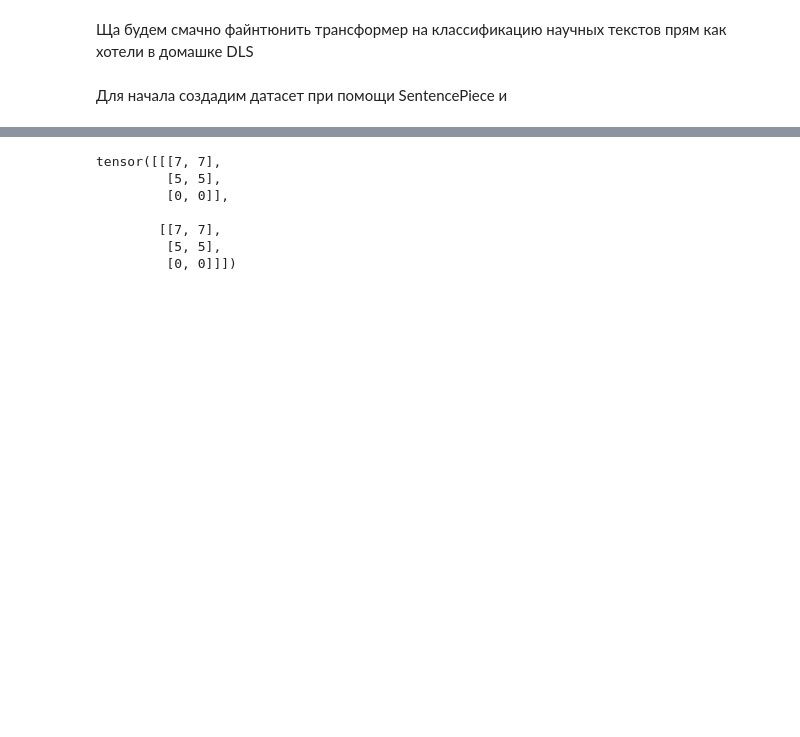
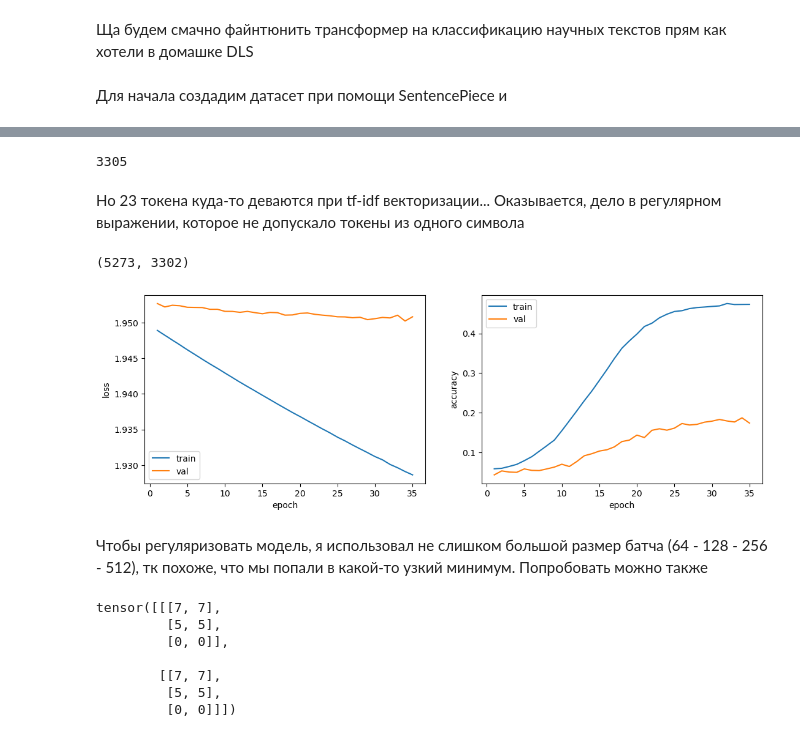
Before and after one commit to Xlvtt/GXM, a Jupyter notebook: LanguageModelingHW/Transformer/TransformerClassification.ipynb, the cells around one changed output, grey strips where cells are left out. Saved outputs shown, nothing was run; the diff lists cells and outputs as text; code cells hidden in the pictures; blank space fills up the shorter version.

```diff
--- a/LanguageModelingHW/Transformer/TransformerClassification.ipynb
+++ b/LanguageModelingHW/Transformer/TransformerClassification.ipynb
@@ -25,0 +56,9 @@ val_set = MathClassificationDataset(
+# %%
+def prepare_batch_for_tf_idf(batch, dataset):
+    prepared_dataset = []
+    for ids in batch:
+        prepared_dataset.append(prepare_text_for_tf_idf(ids, dataset))
+    return prepared_dataset
+# %%
+processed_train = prepare_batch_for_tf_idf(train_set.indices["problem_text"], train_set)
+processed_val = prepare_batch_for_tf_idf(val_set.indices["problem_text"], train_set)
@@ -25,0 +77,21 @@ val_set = MathClassificationDataset(
+# %%
+nltk_tokenizer.vocab_size()
+# %% [output]
+3305
+# %% [markdown]
+Но 23 токена куда-то деваются при tf-idf векторизации... Оказывается, дело в регулярном выражении, которое не допускало токены из одного символа
+# %%
+tf_idf = TfidfVectorizer(token_pattern=r"(?u)\b\w+\b").fit(processed_train + processed_val)
+tf_idf.transform(processed_train + processed_val).toarray().shape
+# %% [output]
+(5273, 3302)
+# %%
+BATCH_SIZE = 512  # Небольшой батч для большей регуляризации (чтобы с меньшим риском попасть в узкий минимум)
+NUM_EPOCHS = 35
+
+baseline = LogisticRegression(text_embedding_dim=train_set.vocab_size - 3, dataset=train_set)
+train_loader = DataLoader(train_set, batch_size=BATCH_SIZE, shuffle=True)
+val_loader = DataLoader(val_set, batch_size=BATCH_SIZE, shuffle=True)
+# optimizer = torch.optim.SGD(baseline.parameters(), momentum=0.9, lr=0.001, weight_decay=0.7)
+optimizer = torch.optim.Adam(baseline.parameters(), lr=0.00005, weight_decay=0.4)  # адаптивный шаг хорош для разреженных признаков
+criterion = nn.CrossEntropyLoss()
@@ -26,3 +162,9 @@ val_set = MathClassificationDataset(
+# %%
+train(baseline, train_loader, train_set, val_loader, val_set, optimizer, criterion, num_epochs=NUM_EPOCHS)
+# %% [output]
+[figure, added]
+# %% [markdown]
+Чтобы регуляризовать модель, я использовал не слишком большой размер батча (64 - 128 - 256 - 512), тк похоже, что мы попали в какой-то узкий минимум. Попробовать можно также
 # %%
 k = torch.tensor([
     [1, 1],
```
Also changed, not shown: parts of 11 cells of this notebook, 8 other files.
